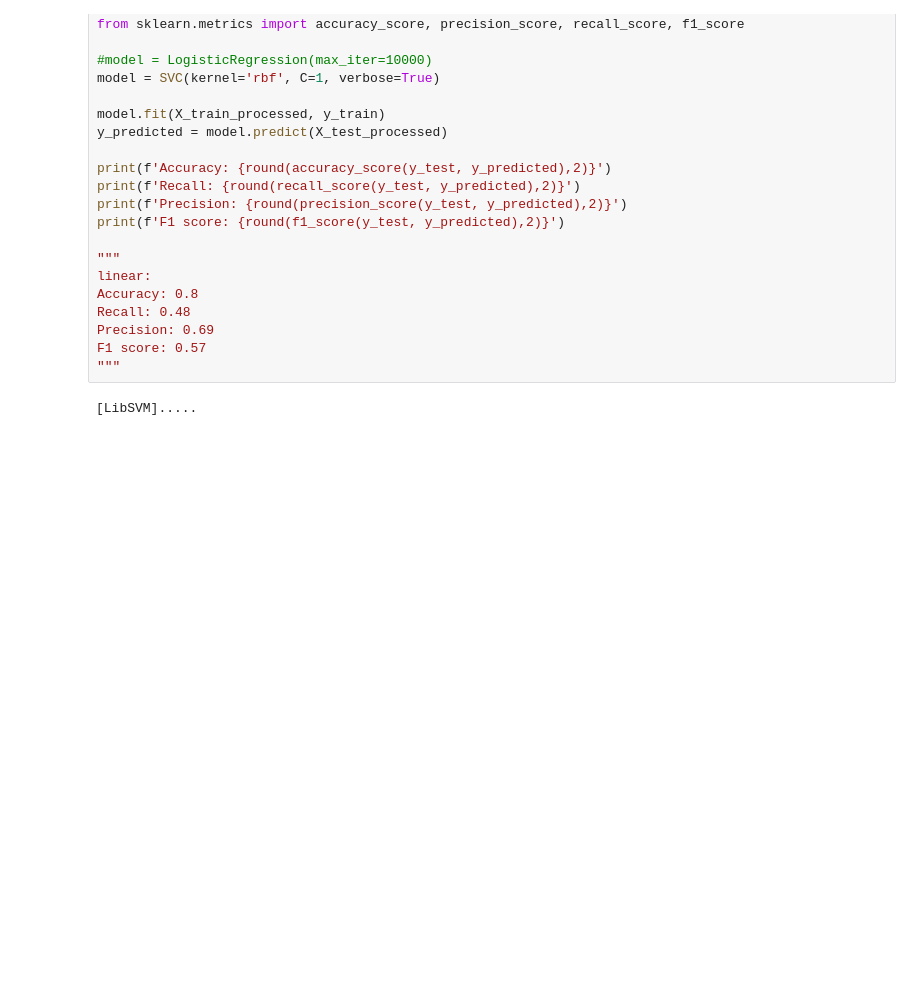
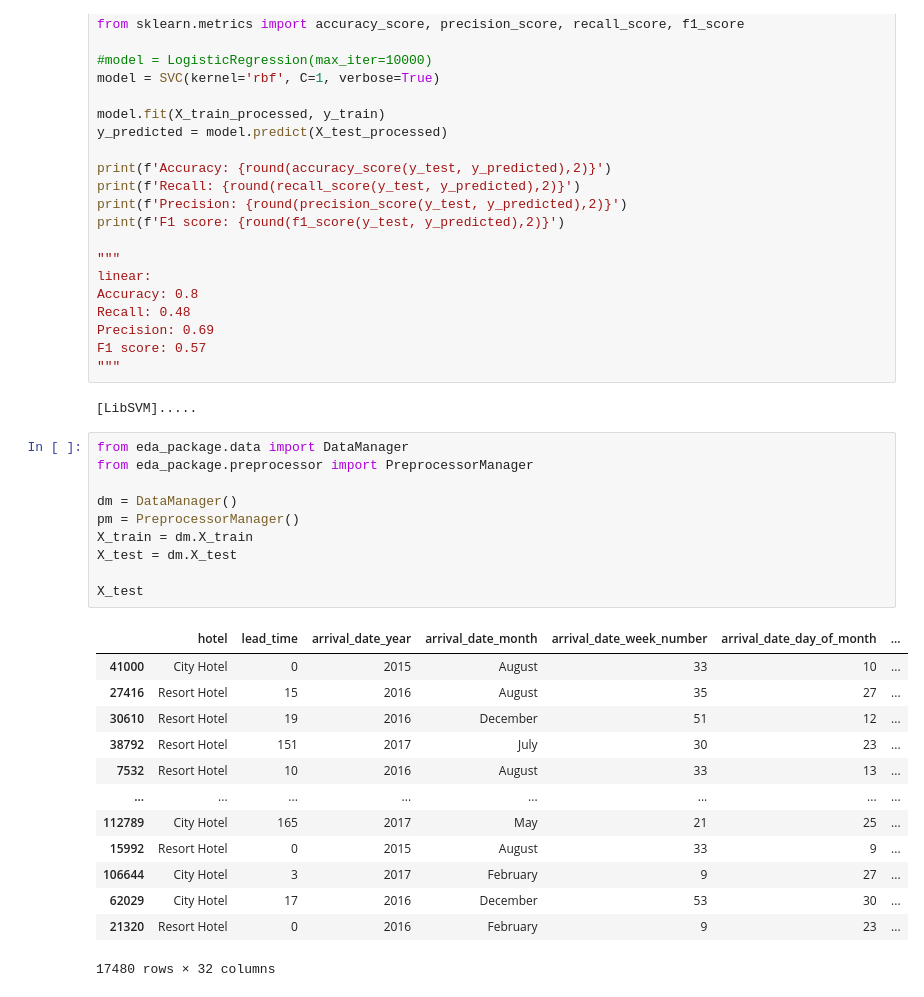
Before and after one commit to bezawitzyb/noshowshield, a Jupyter notebook: notebook/model_tuning.ipynb, the cells around one changed output. Saved outputs shown, nothing was run; the diff lists cells and outputs as text; blank space fills up the shorter version.

Commit message:
smaller changes to data

```diff
--- a/notebook/model_tuning.ipynb
+++ b/notebook/model_tuning.ipynb
@@ -320,3 +338,27 @@ F1 score: 0.57
 """
 # %% [output]
 [LibSVM].....
+# %%
+from eda_package.data import DataManager
+from eda_package.preprocessor import PreprocessorManager
+
+dm = DataManager()
+pm = PreprocessorManager()
+X_train = dm.X_train
+X_test = dm.X_test
+
+X_test
+# %% [output]
+|  | hotel | lead_time | arrival_date_year | arrival_date_month | arrival_date_week_number | arrival_date_day_of_month | ... |
+| 41000 | City Hotel | 0 | 2015 | August | 33 | 10 | ... |
+| 27416 | Resort Hotel | 15 | 2016 | August | 35 | 27 | ... |
+| 30610 | Resort Hotel | 19 | 2016 | December | 51 | 12 | ... |
+| 38792 | Resort Hotel | 151 | 2017 | July | 30 | 23 | ... |
+| 7532 | Resort Hotel | 10 | 2016 | August | 33 | 13 | ... |
+| ... | ... | ... | ... | ... | ... | ... | ... |
+| 112789 | City Hotel | 165 | 2017 | May | 21 | 25 | ... |
+| 15992 | Resort Hotel | 0 | 2015 | August | 33 | 9 | ... |
+| 106644 | City Hotel | 3 | 2017 | February | 9 | 27 | ... |
+| 62029 | City Hotel | 17 | 2016 | December | 53 | 30 | ... |
+| 21320 | Resort Hotel | 0 | 2016 | February | 9 | 23 | ... |
+17480 rows × 32 columns
```
Also changed, not shown: parts of 2 cells of this notebook, 1 other file.
